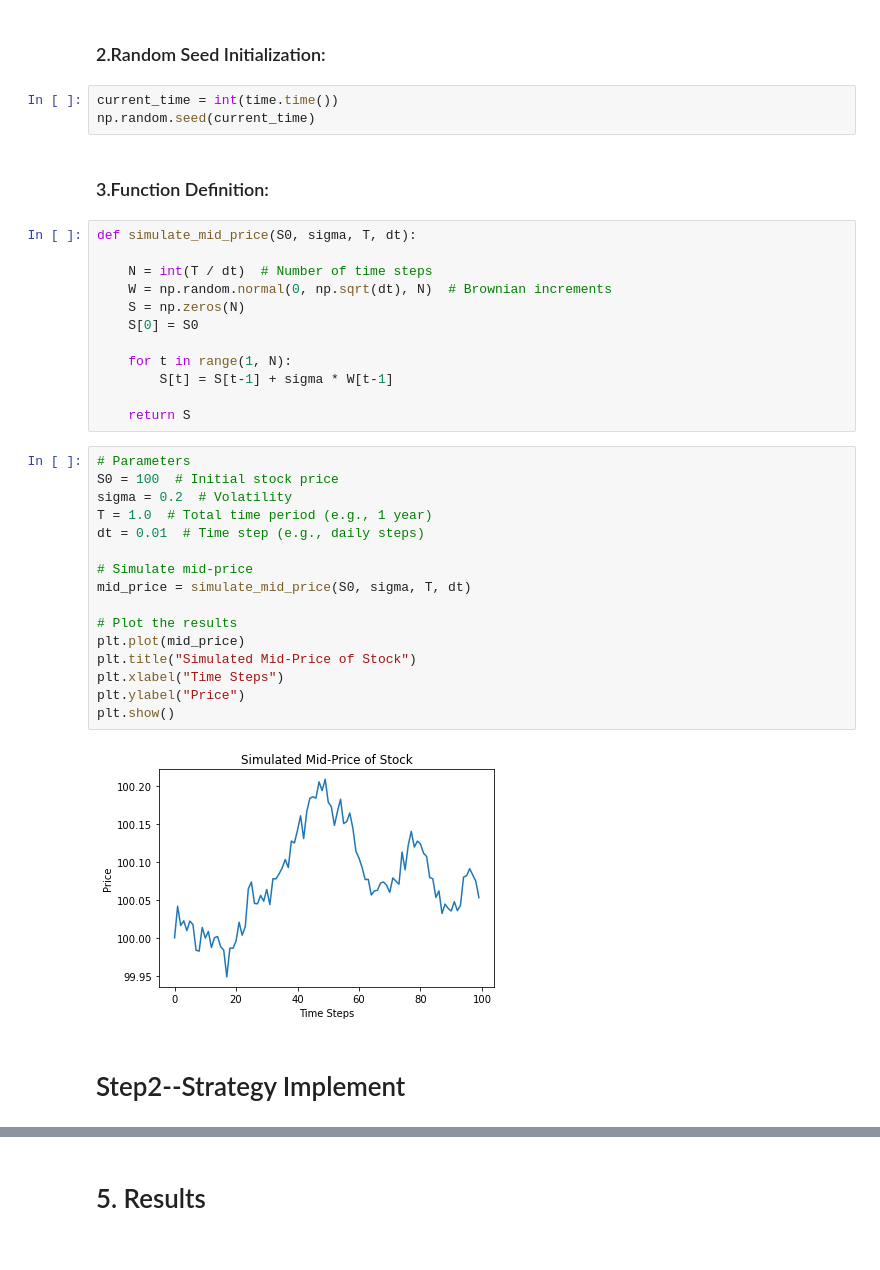
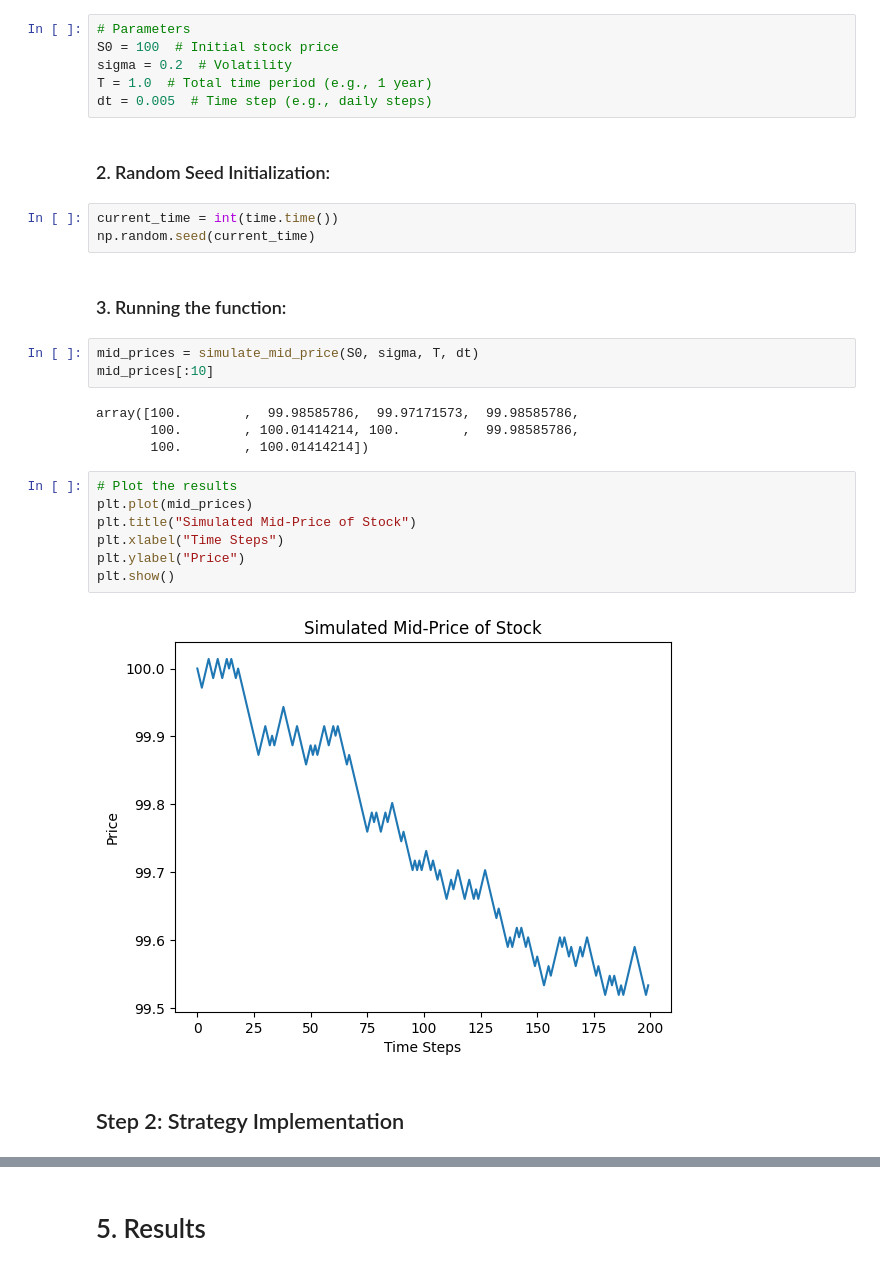
Before and after one commit to kubawn/RRProject, a Jupyter notebook: Presentation.ipynb, the cells around one changed output, grey strips where cells are left out. Cells and saved outputs as stored; diff of their text form.

```diff
--- a/Presentation.ipynb
+++ b/Presentation.ipynb
@@ -40,40 +39,32 @@ import time
+# %%
+# Parameters
+S0 = 100  # Initial stock price
+sigma = 0.2  # Volatility
+T = 1.0  # Total time period (e.g., 1 year)
+dt = 0.005  # Time step (e.g., daily steps)
 # %% [markdown]
-### 2.Random Seed Initialization:
+### 2. Random Seed Initialization:
 # %%
 current_time = int(time.time())
 np.random.seed(current_time)
 # %% [markdown]
-### 3.Function Definition:
+### 3. Running the function:
 # %%
-def simulate_mid_price(S0, sigma, T, dt):
-
-    N = int(T / dt)  # Number of time steps
-    W = np.random.normal(0, np.sqrt(dt), N)  # Brownian increments
-    S = np.zeros(N)
-    S[0] = S0
-
-    for t in range(1, N):
-        S[t] = S[t-1] + sigma * W[t-1]
-
-    return S
+mid_prices = simulate_mid_price(S0, sigma, T, dt)
+mid_prices[:10]
+# %% [output]
+array([100.        ,  99.98585786,  99.97171573,  99.98585786,
+       100.        , 100.01414214, 100.        ,  99.98585786,
+       100.        , 100.01414214])
 # %%
-# Parameters
-S0 = 100  # Initial stock price
-sigma = 0.2  # Volatility
-T = 1.0  # Total time period (e.g., 1 year)
-dt = 0.01  # Time step (e.g., daily steps)
-
-# Simulate mid-price
-mid_price = simulate_mid_price(S0, sigma, T, dt)
-
 # Plot the results
-plt.plot(mid_price)
+plt.plot(mid_prices)
 plt.title("Simulated Mid-Price of Stock")
 plt.xlabel("Time Steps")
 plt.ylabel("Price")
 plt.show()
 # %% [output]
-[figure, old version]
+[figure, new version]
 # %% [markdown]
-# Step2--Strategy Implement
+## Step 2: Strategy Implementation
 # %% [markdown]
```
Also changed, not shown: parts of 31 cells of this notebook.
